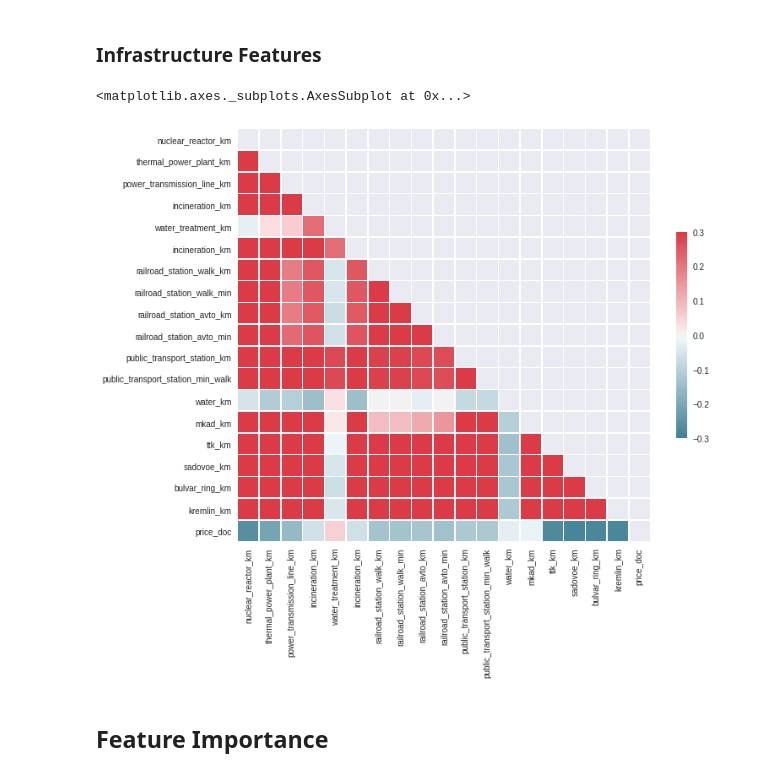
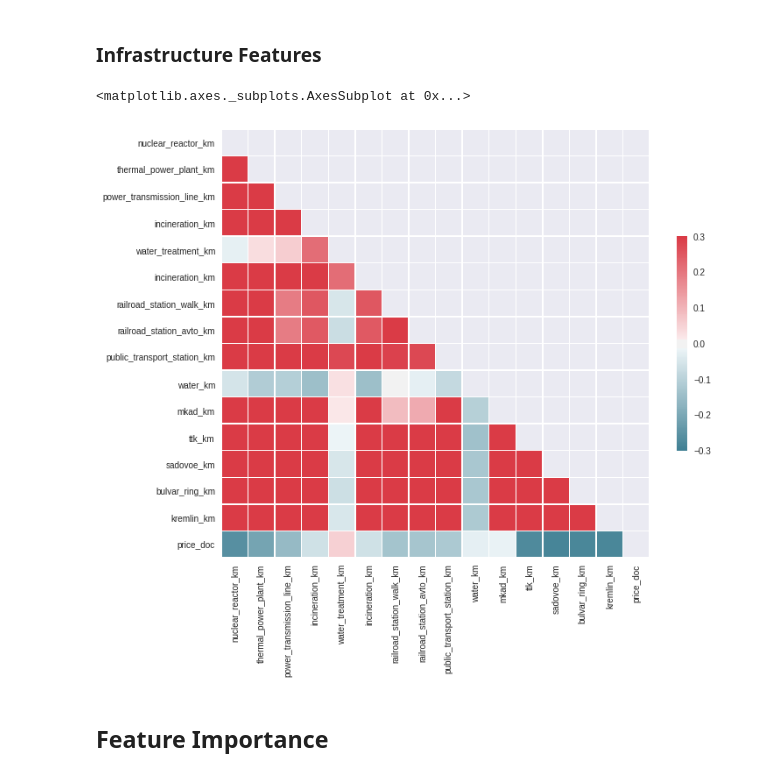
Before and after one commit to chinyan/Sberbank-Russian-Housing-Market, a Jupyter notebook: sberbank.ipynb, the cells around one changed output. Saved outputs shown, nothing was run; the diff lists cells and outputs as text; code cells hidden in the pictures.

```diff
--- a/sberbank.ipynb
+++ b/sberbank.ipynb
@@ -444,27 +582,26 @@ sns.heatmap(corr, mask=mask, cmap=cmap, vmax=.3, center=0,
 # %%
 # calculate the correlation matrix
 corr = df_train.loc[:, ['nuclear_reactor_km', 'thermal_power_plant_km', 'power_transmission_line_km',
                         'incineration_km','water_treatment_km', 'incineration_km', 'railroad_station_walk_km',
-                        'railroad_station_walk_min', 'railroad_station_avto_km', 'railroad_station_avto_min',
-                        'public_transport_station_km', 'public_transport_station_min_walk', 'water_km',
+                        'railroad_station_avto_km', 'public_transport_station_km', 'water_km',
                         'mkad_km', 'ttk_km', 'sadovoe_km','bulvar_ring_km', 'kremlin_km', 'price_doc'] ].corr()
 
 # Generate a mask for the upper triangle
 mask = np.zeros_like(corr, dtype=np.bool)
 mask[np.triu_indices_from(mask)] = True
 
 # Set up the matplotlib figure
 f, ax = plt.subplots(figsize=(11, 9))
 
 # Generate a custom diverging colormap
 cmap = sns.diverging_palette(220, 10, as_cmap=True)
 
 # Draw the heatmap with the mask and correct aspect ratio
 sns.heatmap(corr, mask=mask, cmap=cmap, vmax=.3, center=0,
             square=True, linewidths=.5, cbar_kws={"shrink": .5})
 # %% [output]
 <matplotlib.axes._subplots.AxesSubplot at 0x...>
-[figure, old version]
+[figure, new version]
 # %% [markdown]
 ## Feature Importance
 # %%
```
Also changed, not shown: parts of 8 cells of this notebook.
